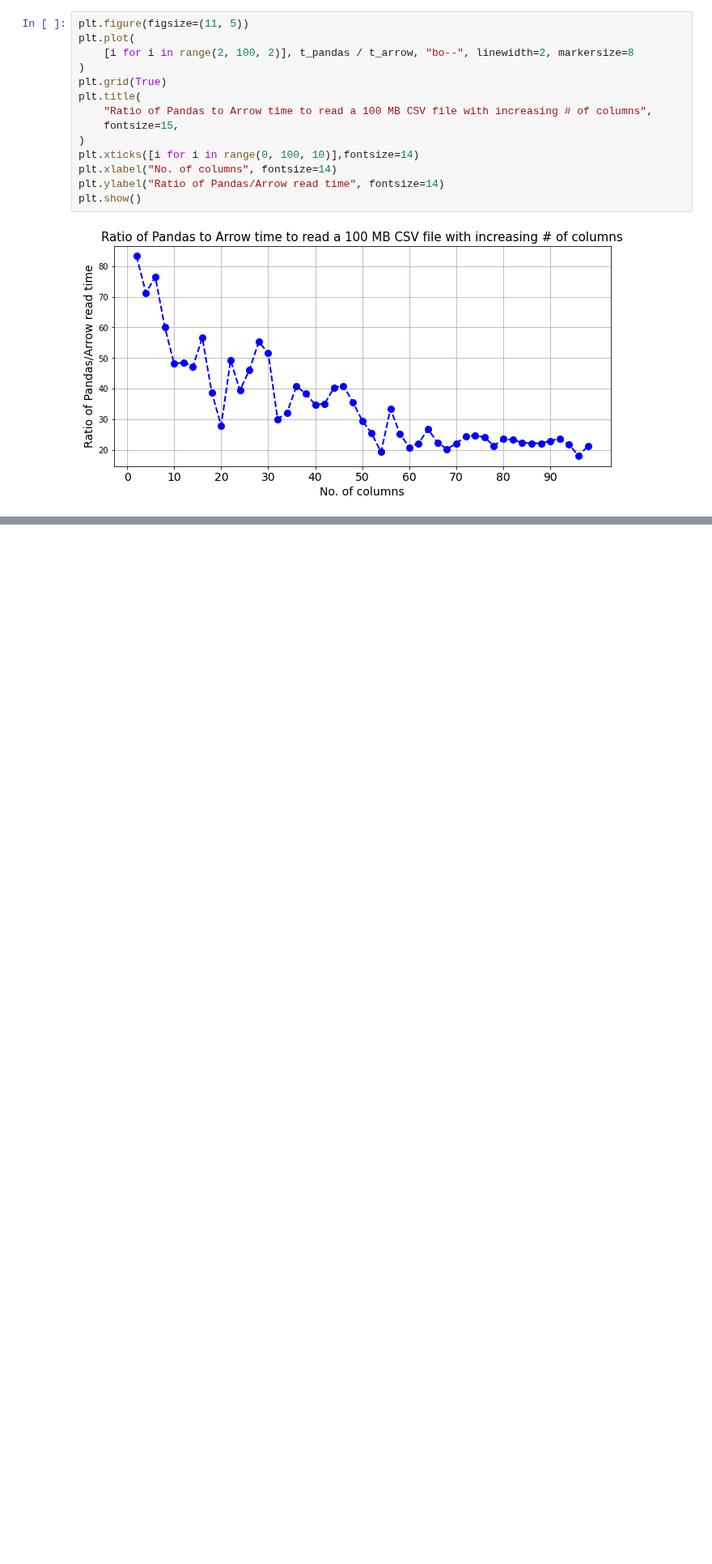
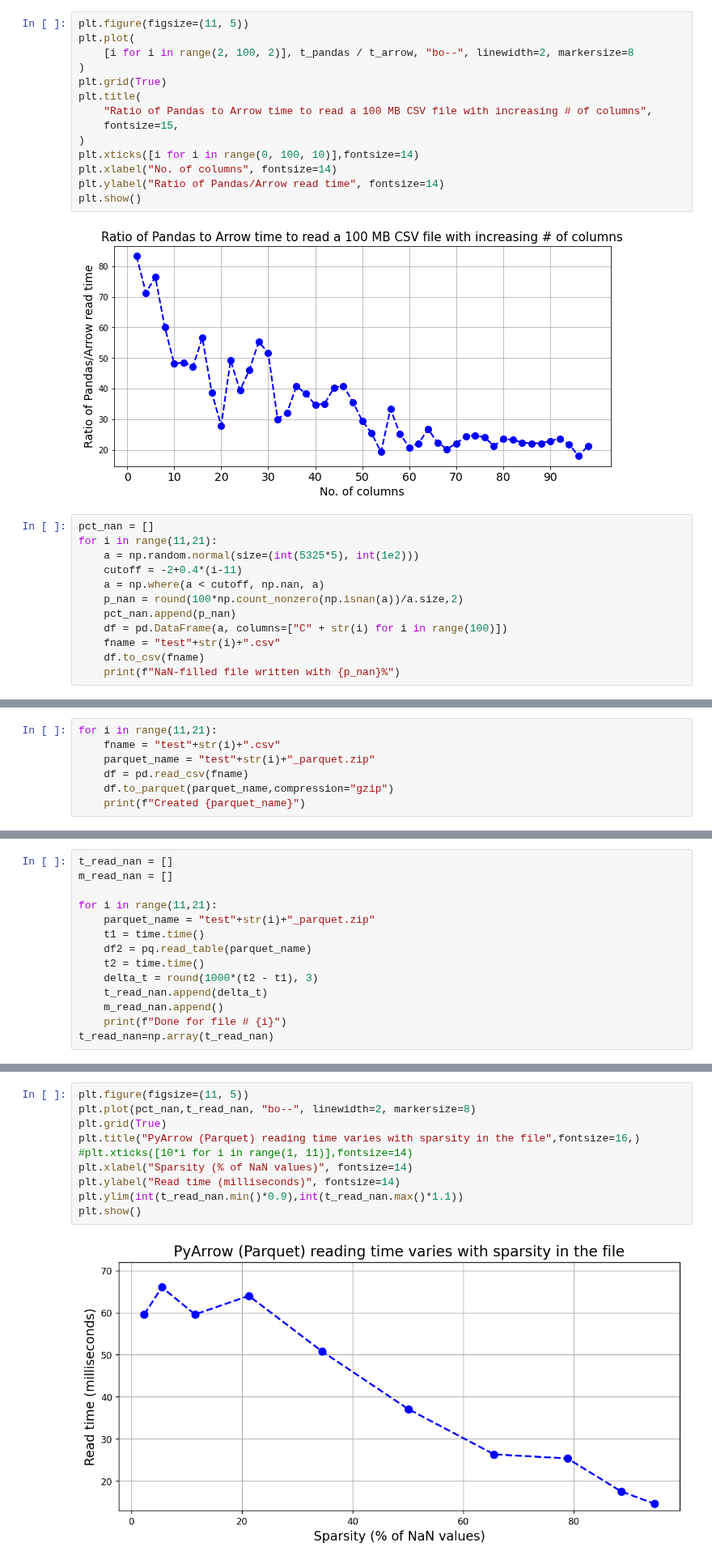
Before and after one commit to tirthajyoti/Machine-Learning-with-Python, a Jupyter notebook: Pandas and Numpy/Read_data_various_sources/Pandas CSV vs. PyArrow parquet reading speed.ipynb, the cells around one changed output, grey strips where cells are left out. Shown at 81% size. Cells and saved outputs as stored; diff of their text form; blank space fills up the shorter version.

```diff
--- a/Pandas and Numpy/Read_data_various_sources/Pandas CSV vs. PyArrow parquet reading speed.ipynb
+++ b/Pandas and Numpy/Read_data_various_sources/Pandas CSV vs. PyArrow parquet reading speed.ipynb
@@ -217,3 +219,15 @@ plt.ylabel("Ratio of Pandas/Arrow read time", fontsize=14)
 plt.show()
 # %% [output]
 [figure]
+# %%
+pct_nan = []
+for i in range(11,21):
+    a = np.random.normal(size=(int(5325*5), int(1e2)))
+    cutoff = -2+0.4*(i-11)
+    a = np.where(a < cutoff, np.nan, a)
+    p_nan = round(100*np.count_nonzero(np.isnan(a))/a.size,2)
+    pct_nan.append(p_nan)
+    df = pd.DataFrame(a, columns=["C" + str(i) for i in range(100)])
+    fname = "test"+str(i)+".csv"
+    df.to_csv(fname)
+    print(f"NaN-filled file written with {p_nan}%")
@@ -219,0 +245,7 @@ plt.show()
+# %%
+for i in range(11,21):
+    fname = "test"+str(i)+".csv"
+    parquet_name = "test"+str(i)+"_parquet.zip"
+    df = pd.read_csv(fname)
+    df.to_parquet(parquet_name,compression="gzip")
+    print(f"Created {parquet_name}")
@@ -219,0 +263,14 @@ plt.show()
+# %%
+t_read_nan = []
+m_read_nan = []
+
+for i in range(11,21):
+    parquet_name = "test"+str(i)+"_parquet.zip"
+    t1 = time.time()
+    df2 = pq.read_table(parquet_name)
+    t2 = time.time()
+    delta_t = round(1000*(t2 - t1), 3)
+    t_read_nan.append(delta_t)
+    m_read_nan.append()
+    print(f"Done for file # {i}")
+t_read_nan=np.array(t_read_nan)
@@ -219,0 +288,12 @@ plt.show()
+# %%
+plt.figure(figsize=(11, 5))
+plt.plot(pct_nan,t_read_nan, "bo--", linewidth=2, markersize=8)
+plt.grid(True)
+plt.title("PyArrow (Parquet) reading time varies with sparsity in the file",fontsize=16,)
+#plt.xticks([10*i for i in range(1, 11)],fontsize=14)
+plt.xlabel("Sparsity (% of NaN values)", fontsize=14)
+plt.ylabel("Read time (milliseconds)", fontsize=14)
+plt.ylim(int(t_read_nan.min()*0.9),int(t_read_nan.max()*1.1))
+plt.show()
+# %% [output]
+[figure, added]
```
Also changed, not shown: parts of 12 cells of this notebook.
